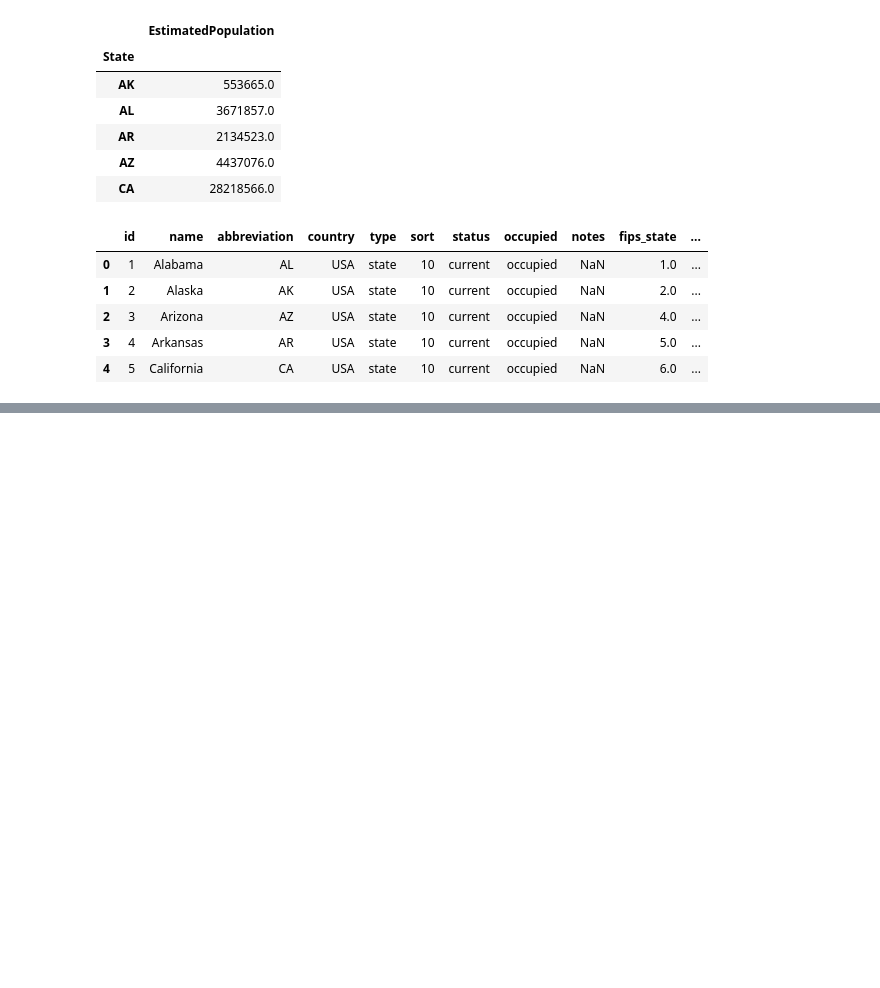
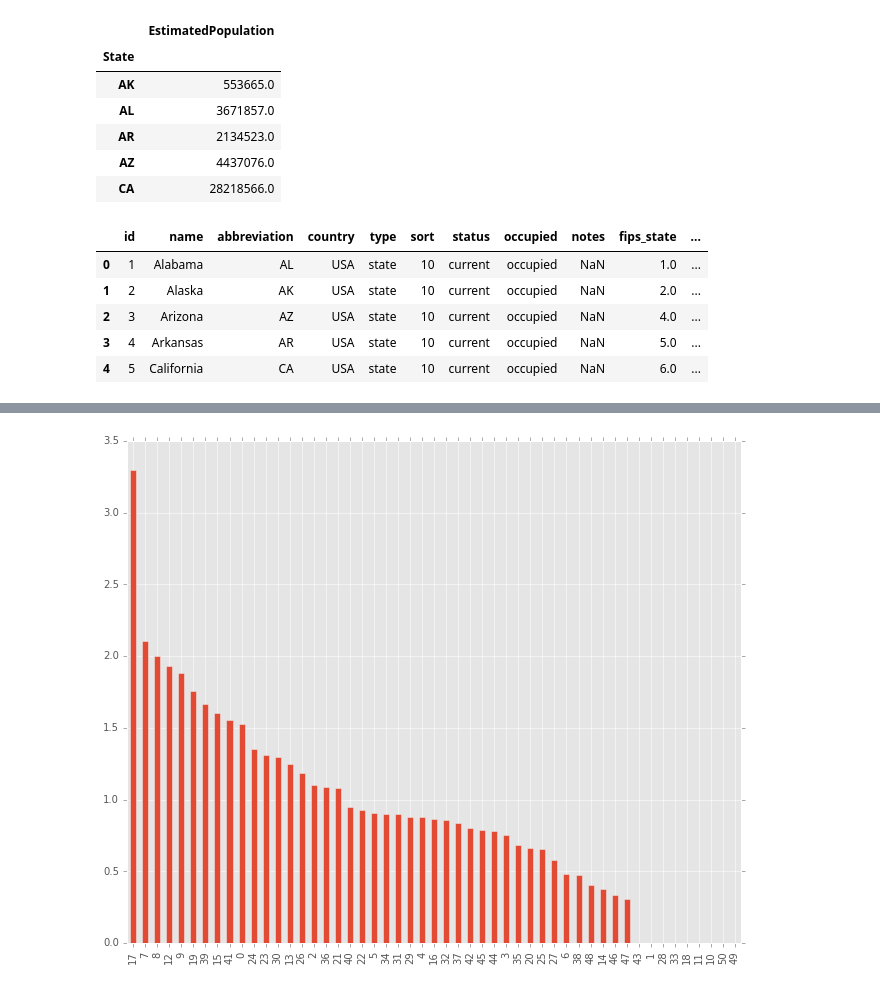
Before and after one commit to Utah-Data-Science/data_exploration_toolkit, a Jupyter notebook: presentations/Team Whitefish.ipynb, the cells around one changed output, grey strips where cells are left out. Saved outputs shown, nothing was run; the diff lists cells and outputs as text; code cells hidden in the pictures; blank space fills up the shorter version.

Commit message:
Add per capita data for our presentation

```diff
--- a/presentations/Team Whitefish.ipynb
+++ b/presentations/Team Whitefish.ipynb
@@ -115,6 +115,6 @@ state_table.head()
 | 3 | 4 | Arkansas | AR | USA | state | 10 | current | occupied | NaN | 5.0 | ... |
 | 4 | 5 | California | CA | USA | state | 10 | current | occupied | NaN | 6.0 | ... |
 # %%
-df = pd.merge(state_populations, state_table, right_on='abbreviation')
-df.head()
+populated_states = pd.merge(state_populations, state_table[['abbreviation', 'name']], left_index="State", right_on='abbreviation')
+populated_states.head()
 # %% [output]
@@ -121,0 +127,9 @@ TypeError: object of type 'NoneType' has no len()
+# %%
+def per_hundred_k(row):
+    return(row.affected / row.EstimatedPopulation) * 100000
+
+per_capita_impact = pd.merge(populated_states, impact, left_on='name', right_index='State', how='left')
+per_capita_impact.fillna(0, inplace=True)
+per_capita_impact['per_hundred_k'] = per_capita_impact.apply(per_hundred_k, axis=1)
+per_capita_impact = per_capita_impact.sort_values(by=['per_hundred_k'], ascending=False)
+per_capita_impact.head()
@@ -121,0 +155,5 @@ TypeError: object of type 'NoneType' has no len()
+# %%
+# df.plot(kind='bar', x=per_capita_impact.abbreviation, y=per_capita_impact.per_hundred_k)
+x = per_capita_impact.per_hundred_k.plot(kind='bar')
+# %% [output]
+[figure, added]
```
Also changed, not shown: parts of 5 cells of this notebook.
